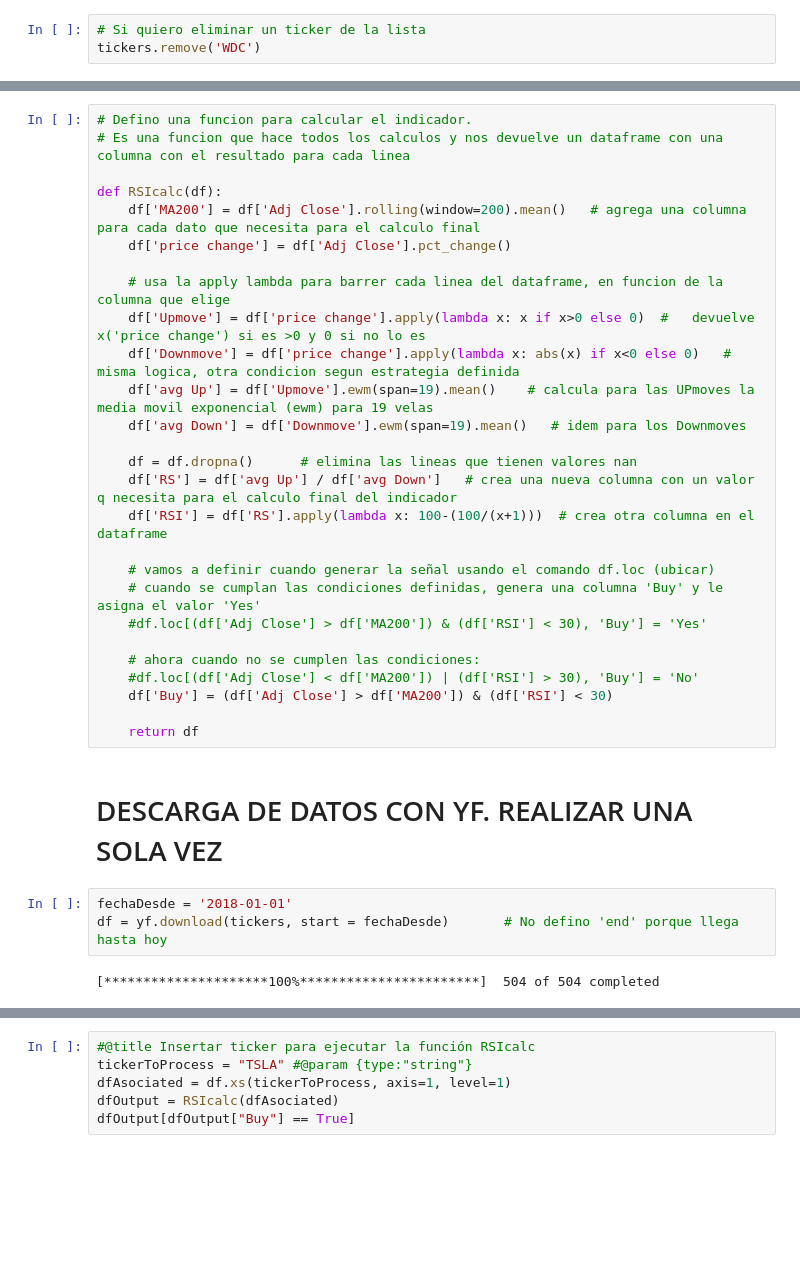
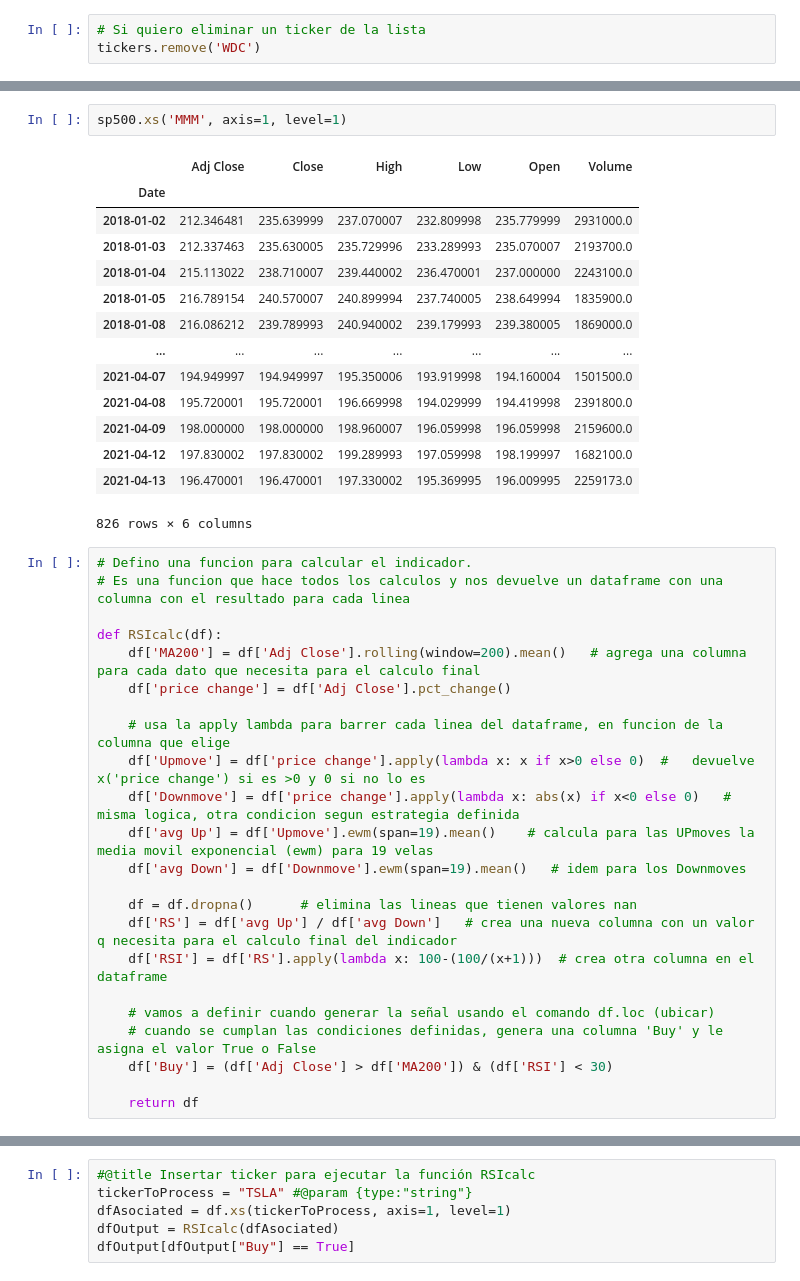
Before and after one commit to AgustinRamiroDiaz/Algorithmic-Python-Trading, a Jupyter notebook: RSI_Strat_x_500_Algovibes.ipynb, the cells around one changed output, grey strips where cells are left out. Saved outputs shown, nothing was run; the diff lists cells and outputs as text; blank space fills up the shorter version.

```diff
--- a/RSI_Strat_x_500_Algovibes.ipynb
+++ b/RSI_Strat_x_500_Algovibes.ipynb
@@ -98,3 +126,20 @@ tickers.remove('WDC')
+# %%
+sp500.xs('MMM', axis=1, level=1)
+# %% [output]
+|  | Adj Close | Close | High | Low | Open | Volume |
+| Date |  |  |  |  |  |  |
+| 2018-01-02 | 212.346481 | 235.639999 | 237.070007 | 232.809998 | 235.779999 | 2931000.0 |
+| 2018-01-03 | 212.337463 | 235.630005 | 235.729996 | 233.289993 | 235.070007 | 2193700.0 |
+| 2018-01-04 | 215.113022 | 238.710007 | 239.440002 | 236.470001 | 237.000000 | 2243100.0 |
+| 2018-01-05 | 216.789154 | 240.570007 | 240.899994 | 237.740005 | 238.649994 | 1835900.0 |
+| 2018-01-08 | 216.086212 | 239.789993 | 240.940002 | 239.179993 | 239.380005 | 1869000.0 |
+| ... | ... | ... | ... | ... | ... | ... |
+| 2021-04-07 | 194.949997 | 194.949997 | 195.350006 | 193.919998 | 194.160004 | 1501500.0 |
+| 2021-04-08 | 195.720001 | 195.720001 | 196.669998 | 194.029999 | 194.419998 | 2391800.0 |
+| 2021-04-09 | 198.000000 | 198.000000 | 198.960007 | 196.059998 | 196.059998 | 2159600.0 |
+| 2021-04-12 | 197.830002 | 197.830002 | 199.289993 | 197.059998 | 198.199997 | 1682100.0 |
+| 2021-04-13 | 196.470001 | 196.470001 | 197.330002 | 195.369995 | 196.009995 | 2259173.0 |
+826 rows × 6 columns
 # %%
 # Defino una funcion para calcular el indicador.
 # Es una funcion que hace todos los calculos y nos devuelve un dataframe con una columna con el resultado para cada linea
@@ -114,18 +159,7 @@ def RSIcalc(df):
     df['RSI'] = df['RS'].apply(lambda x: 100-(100/(x+1)))  # crea otra columna en el dataframe
 
     # vamos a definir cuando generar la señal usando el comando df.loc (ubicar)
-    # cuando se cumplan las condiciones definidas, genera una columna 'Buy' y le asigna el valor 'Yes'
-    #df.loc[(df['Adj Close'] > df['MA200']) & (df['RSI'] < 30), 'Buy'] = 'Yes'
-
-    # ahora cuando no se cumplen las condiciones:
-    #df.loc[(df['Adj Close'] < df['MA200']) | (df['RSI'] > 30), 'Buy'] = 'No'
+    # cuando se cumplan las condiciones definidas, genera una columna 'Buy' y le asigna el valor True o False
     df['Buy'] = (df['Adj Close'] > df['MA200']) & (df['RSI'] < 30)
 
     return df
-# %% [markdown]
-# DESCARGA DE DATOS CON YF. REALIZAR UNA SOLA VEZ
-# %%
-fechaDesde = '2018-01-01'
-df = yf.download(tickers, start = fechaDesde)       # No defino 'end' porque llega hasta hoy
-# %% [output]
-[*********************100%***********************]  504 of 504 completed
```
Also changed, not shown: parts of 9 cells of this notebook, 1 other file.
